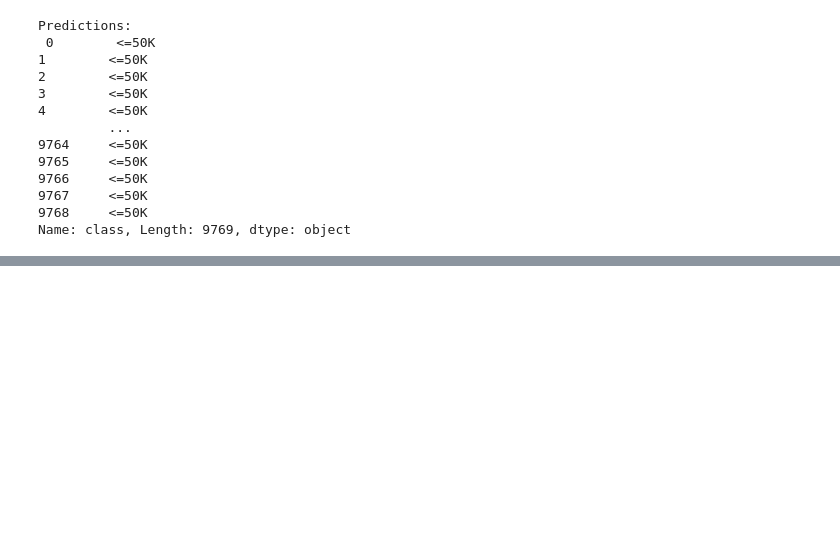
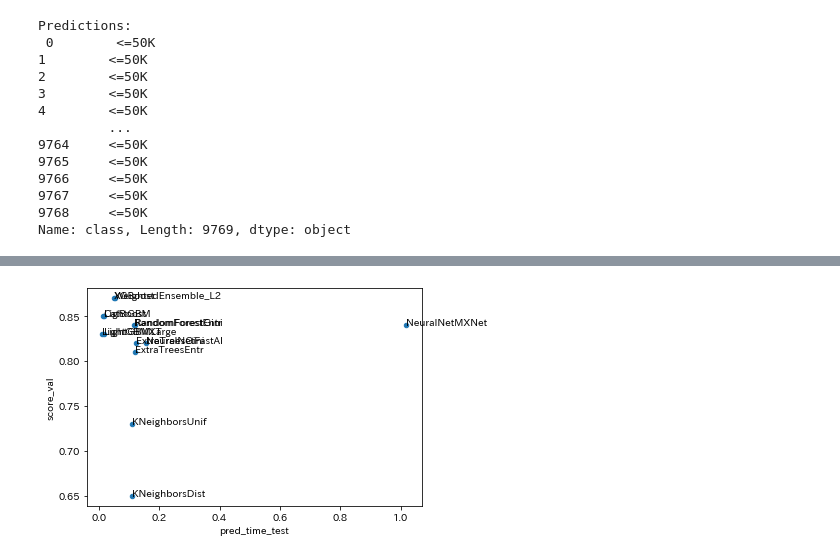
Before and after one commit to knishioka/machine-learning-workshop, a Jupyter notebook: autogluon/AutoGluon Tutorial - Quick Start.ipynb, the cells around one changed output, grey strips where cells are left out. Saved outputs shown, nothing was run; the diff lists cells and outputs as text; code cells hidden in the pictures; blank space fills up the shorter version.

```diff
--- a/autogluon/AutoGluon Tutorial - Quick Start.ipynb
+++ b/autogluon/AutoGluon Tutorial - Quick Start.ipynb
@@ -59,4 +76,4 @@ Name: class, dtype: int64
 # %%
-save_path = 'auto-gluon-models'  # specifies folder to store trained models
-predictor = TabularPredictor(label=label, path=save_path).fit(train_data)
+save_path = 'auto-gluon-models'
+predictor = TabularPredictor(label=label, path=save_path)
 # %% [output]
@@ -79,0 +92,2 @@ TabularPredictor saved. To load, use: predictor = TabularPredictor.load("auto-gl
+# %%
+predictor.fit(train_data) # 1回目のfit後追加のデータで
@@ -128,0 +193,3 @@ Evaluations on test data:
+# %%
+lb = predictor.leaderboard(test_data, silent=True)
+lb
@@ -128,0 +214,6 @@ Evaluations on test data:
+# %%
+lb.plot.scatter('pred_time_test', 'score_val')
+for _, item in lb.iterrows():
+    plt.text(item.pred_time_test, item.score_val, item.model)
+# %% [output]
+[figure, added]
```
Also changed, not shown: parts of 24 cells of this notebook.
